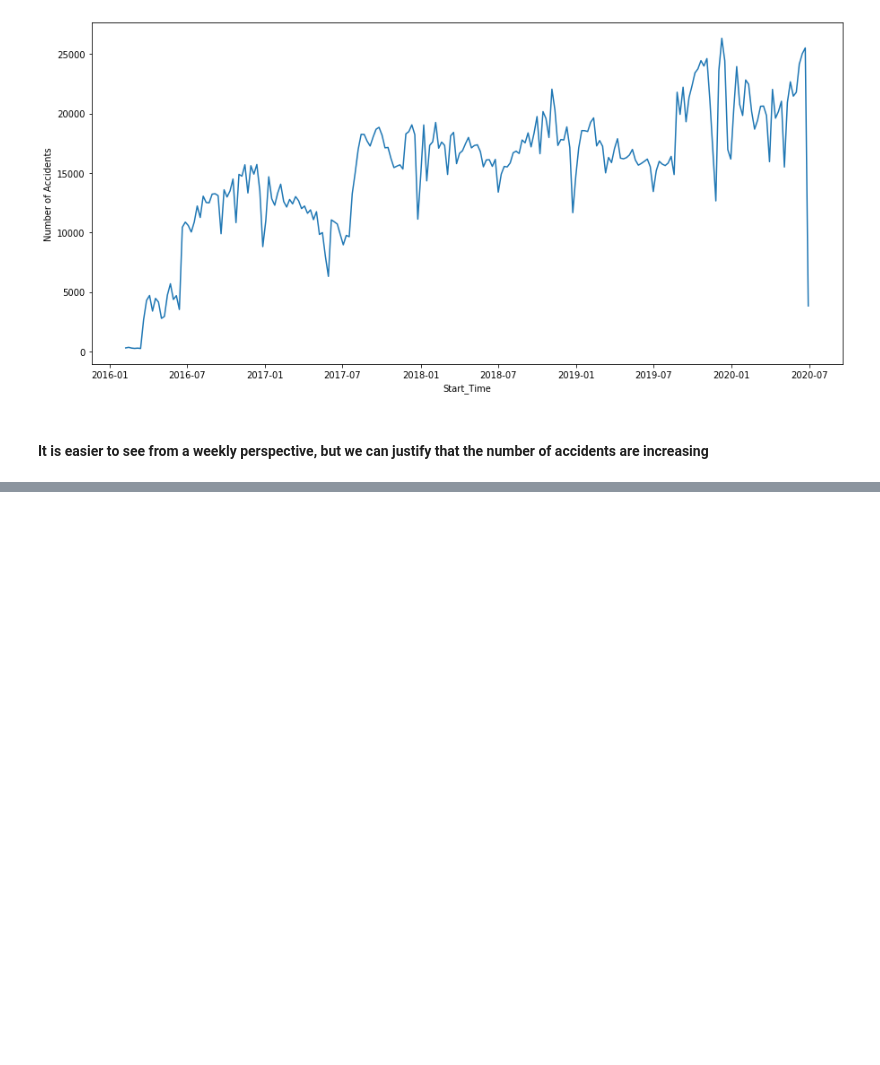
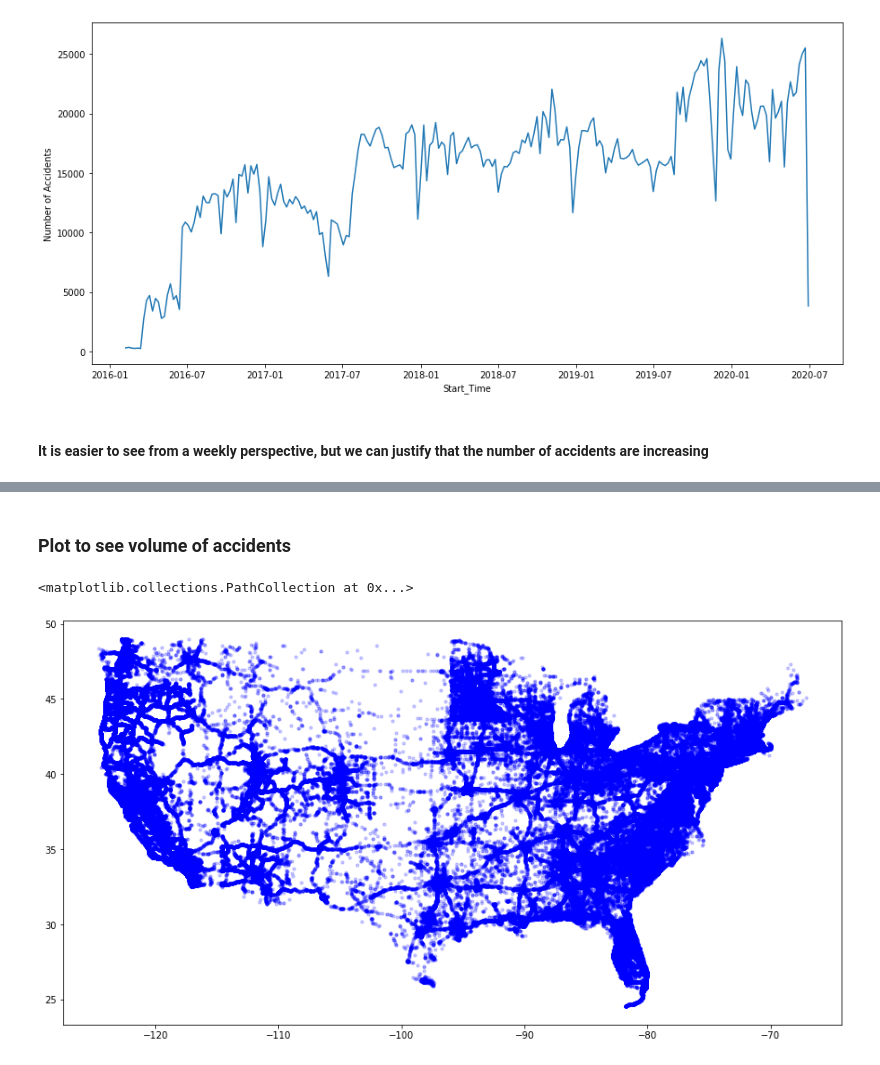
Before and after one commit to oliverkpan/USTrafficAccidents, a Jupyter notebook: accidents_visualizations.ipynb, the cells around one changed output, grey strips where cells are left out. Cells and saved outputs as stored; diff of their text form; code cells hidden in the pictures; blank space fills up the shorter version.

```diff
--- a/accidents_visualizations.ipynb
+++ b/accidents_visualizations.ipynb
@@ -171,0 +116,11 @@ plot_plotly(model, forecast)
+# %% [markdown]
+### Plot to see volume of accidents
+# %%
+df = us_accidents[["Start_Lng", "Start_Lat"]]
+df.columns = ["longitude", "latitude"]
+# %%
+fig, ax = plt.subplots(figsize = (15,8))
+ax.scatter(df.longitude, df.latitude, zorder=1, alpha= 0.2, c='b', s=10)
+# %% [output]
+<matplotlib.collections.PathCollection at 0x...>
+[figure, added]
```
Also changed, not shown: parts of 10 cells of this notebook, 1 other file.
